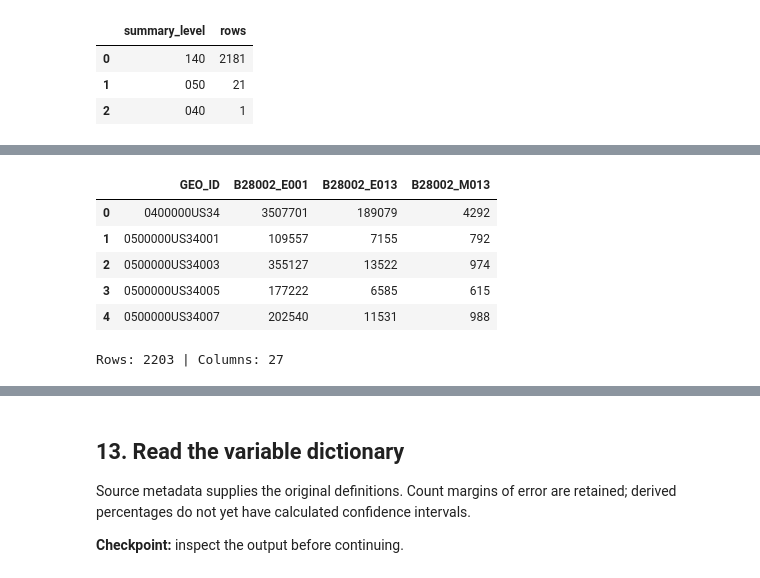
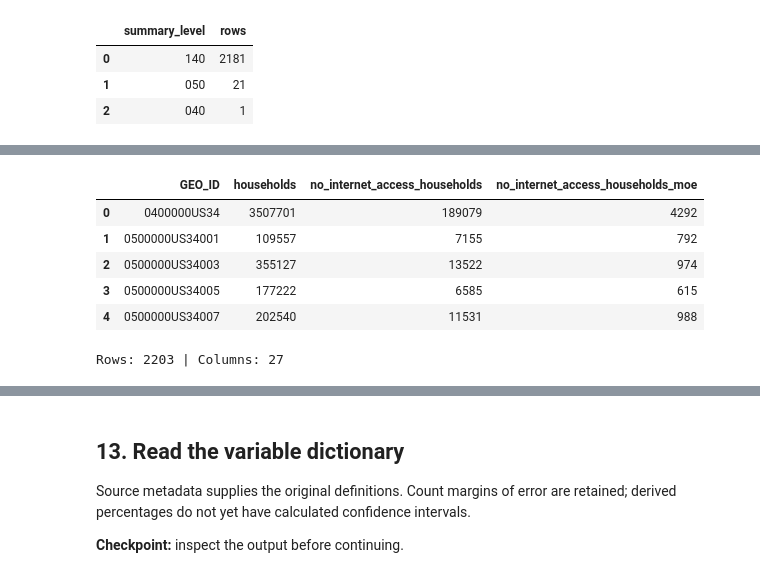
Before and after one commit to We1Chen7/nj-digital-equity, a Jupyter notebook: NJ_Digital_Equity_Colab.ipynb, the cells around one changed output, grey strips where cells are left out. Drawn from its saved outputs; the diff is of its cells as text; code cells hidden in the pictures.

```diff
--- a/NJ_Digital_Equity_Colab.ipynb
+++ b/NJ_Digital_Equity_Colab.ipynb
@@ -211,9 +166,9 @@ display(data['SUMLEVEL'].value_counts().rename_axis('summary_level').reset_index
 # %%
-raw_example = pd.read_csv(RAW / 'nj_B28002.dat', sep='|', dtype=str)
-display(raw_example[['GEO_ID', 'B28002_E001', 'B28002_E013', 'B28002_M013']].head())
+raw_example = pd.read_csv(RAW / 'nj_B28002.dat', sep='|', dtype=str).rename(columns=ACS_COLUMN_NAMES)
+display(raw_example[['GEO_ID', 'households', 'no_internet_access_households', 'no_internet_access_households_moe']].head())
 print('Rows:', len(raw_example), '| Columns:', len(raw_example.columns))
 # %% [output]
-|  | GEO_ID | B28002_E001 | B28002_E013 | B28002_M013 |
+|  | GEO_ID | households | no_internet_access_households | no_internet_access_households_moe |
 | 0 | 0400000US34 | 3507701 | 189079 | 4292 |
 | 1 | 0500000US34001 | 109557 | 7155 | 792 |
 | 2 | 0500000US34003 | 355127 | 13522 | 974 |
```
Also changed, not shown: parts of 42 cells of this notebook, 3 other files.
